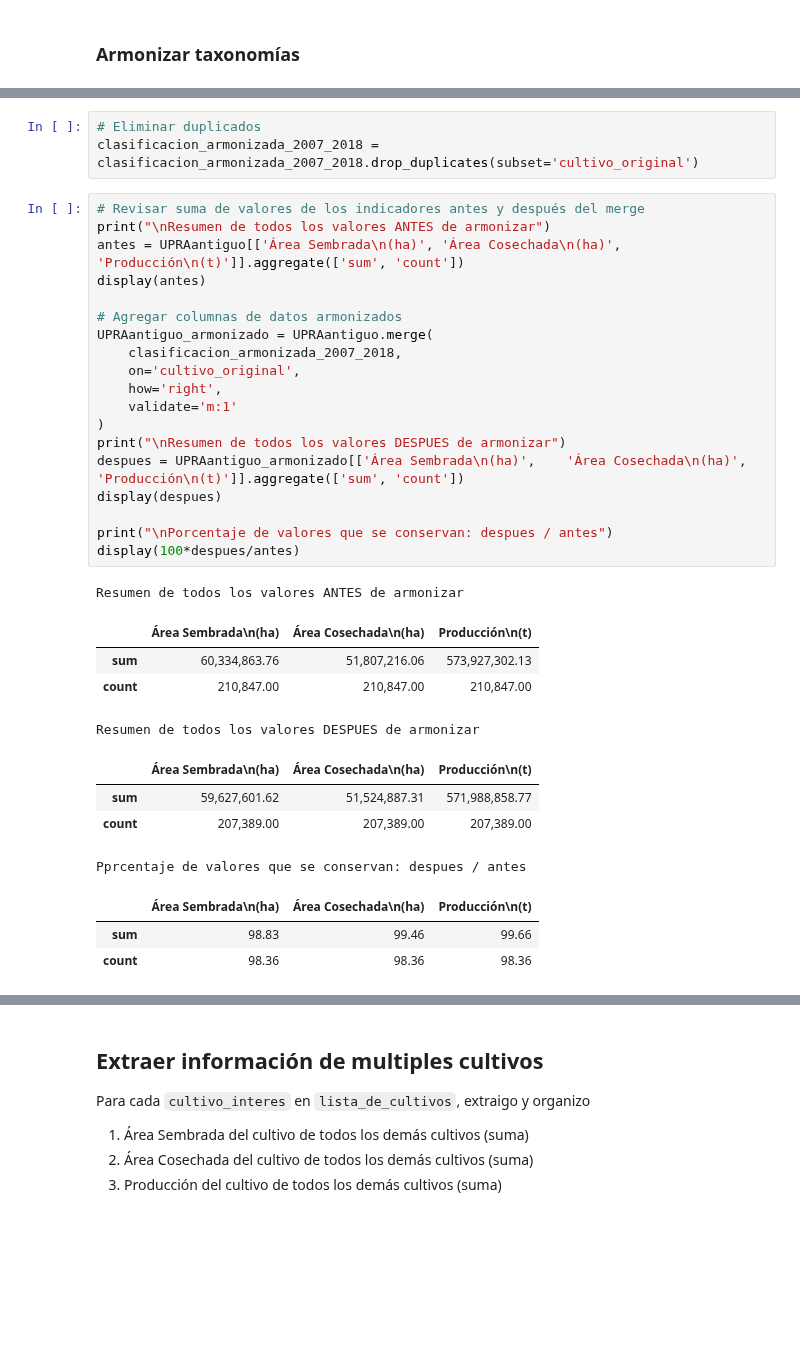
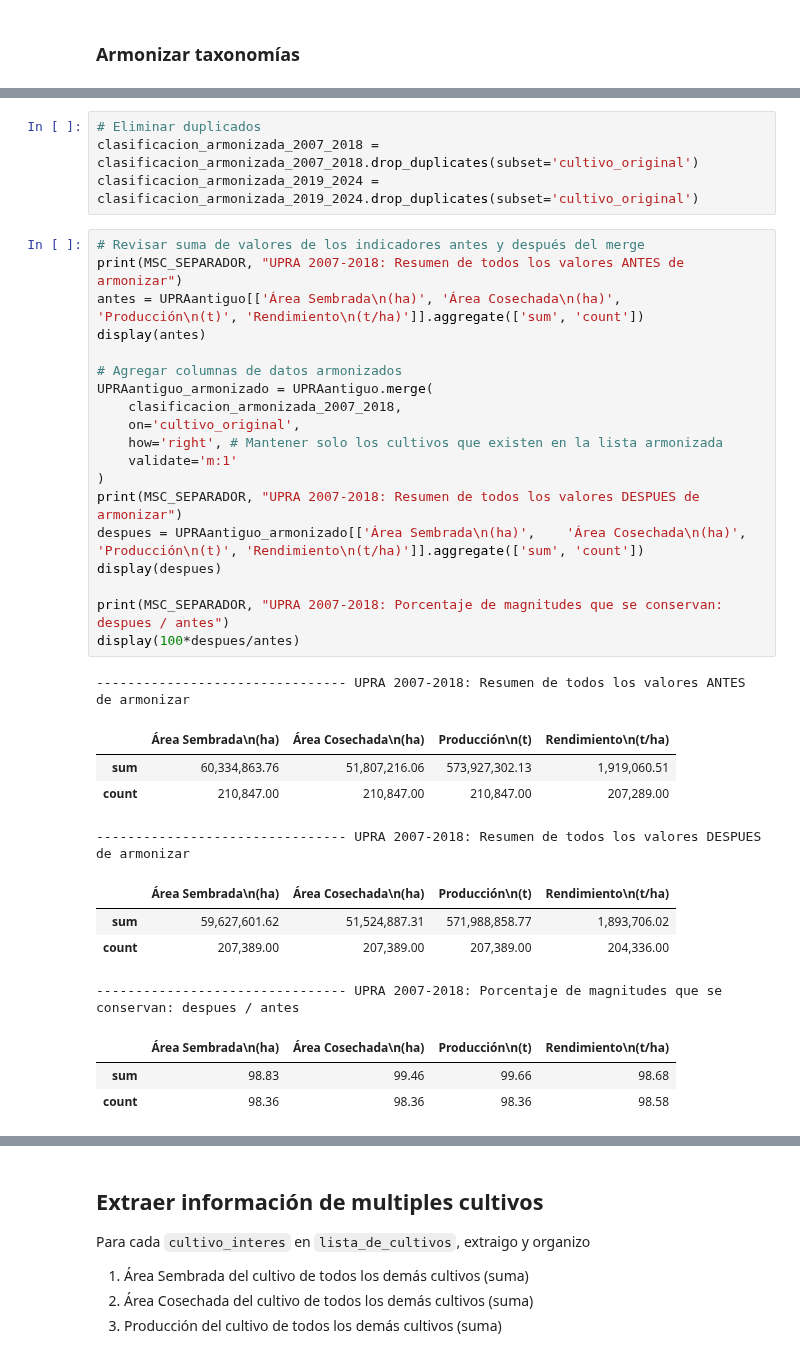
Before and after one commit to JC-AlfonsoR/PEG-mining-agriculture, a Jupyter notebook: engines/1001_process_UPRA.ipynb, the cells around one changed output, grey strips where cells are left out. Drawn from its saved outputs; the diff is of its cells as text; blank space fills up the shorter version.

Commit message:
Completar procesamiento de UPRA-EVA

```diff
--- a/engines/1001_process_UPRA.ipynb
+++ b/engines/1001_process_UPRA.ipynb
@@ -280,35 +302,36 @@ display(clasificacion_armonizada_2007_2018[clasificacion_armonizada_2007_2018.
 # %%
 # Eliminar duplicados
 clasificacion_armonizada_2007_2018 = clasificacion_armonizada_2007_2018.drop_duplicates(subset='cultivo_original')
+clasificacion_armonizada_2019_2024 = clasificacion_armonizada_2019_2024.drop_duplicates(subset='cultivo_original')
 # %%
 # Revisar suma de valores de los indicadores antes y después del merge
-print("\nResumen de todos los valores ANTES de armonizar")
-antes = UPRAantiguo[['Área Sembrada\n(ha)',	'Área Cosechada\n(ha)',	'Producción\n(t)']].aggregate(['sum', 'count'])
+print(MSC_SEPARADOR, "UPRA 2007-2018: Resumen de todos los valores ANTES de armonizar")
+antes = UPRAantiguo[['Área Sembrada\n(ha)',	'Área Cosechada\n(ha)',	'Producción\n(t)', 'Rendimiento\n(t/ha)']].aggregate(['sum', 'count'])
 display(antes)
 
 # Agregar columnas de datos armonizados
 UPRAantiguo_armonizado = UPRAantiguo.merge(
     clasificacion_armonizada_2007_2018,
     on='cultivo_original',
-    how='right',
+    how='right', # Mantener solo los cultivos que existen en la lista armonizada
     validate='m:1'
 )
-print("\nResumen de todos los valores DESPUES de armonizar")
-despues = UPRAantiguo_armonizado[['Área Sembrada\n(ha)',	'Área Cosechada\n(ha)',	'Producción\n(t)']].aggregate(['sum', 'count'])
+print(MSC_SEPARADOR, "UPRA 2007-2018: Resumen de todos los valores DESPUES de armonizar")
+despues = UPRAantiguo_armonizado[['Área Sembrada\n(ha)',	'Área Cosechada\n(ha)',	'Producción\n(t)', 'Rendimiento\n(t/ha)']].aggregate(['sum', 'count'])
 display(despues)
 
-print("\nPorcentaje de valores que se conservan: despues / antes")
+print(MSC_SEPARADOR, "UPRA 2007-2018: Porcentaje de magnitudes que se conservan: despues / antes")
 display(100*despues/antes)
 # %% [output]
-Resumen de todos los valores ANTES de armonizar
+-------------------------------- UPRA 2007-2018: Resumen de todos los valores ANTES de armonizar
-|  | Área Sembrada\n(ha) | Área Cosechada\n(ha) | Producción\n(t) |
-| sum | 60,334,863.76 | 51,807,216.06 | 573,927,302.13 |
-| count | 210,847.00 | 210,847.00 | 210,847.00 |
+|  | Área Sembrada\n(ha) | Área Cosechada\n(ha) | Producción\n(t) | Rendimiento\n(t/ha) |
+| sum | 60,334,863.76 | 51,807,216.06 | 573,927,302.13 | 1,919,060.51 |
+| count | 210,847.00 | 210,847.00 | 210,847.00 | 207,289.00 |
-Resumen de todos los valores DESPUES de armonizar
+-------------------------------- UPRA 2007-2018: Resumen de todos los valores DESPUES de armonizar
-|  | Área Sembrada\n(ha) | Área Cosechada\n(ha) | Producción\n(t) |
-| sum | 59,627,601.62 | 51,524,887.31 | 571,988,858.77 |
-| count | 207,389.00 | 207,389.00 | 207,389.00 |
+|  | Área Sembrada\n(ha) | Área Cosechada\n(ha) | Producción\n(t) | Rendimiento\n(t/ha) |
+| sum | 59,627,601.62 | 51,524,887.31 | 571,988,858.77 | 1,893,706.02 |
+| count | 207,389.00 | 207,389.00 | 207,389.00 | 204,336.00 |
-Pprcentaje de valores que se conservan: despues / antes
+-------------------------------- UPRA 2007-2018: Porcentaje de magnitudes que se conservan: despues / antes
-|  | Área Sembrada\n(ha) | Área Cosechada\n(ha) | Producción\n(t) |
-| sum | 98.83 | 99.46 | 99.66 |
-| count | 98.36 | 98.36 | 98.36 |
+|  | Área Sembrada\n(ha) | Área Cosechada\n(ha) | Producción\n(t) | Rendimiento\n(t/ha) |
+| sum | 98.83 | 99.46 | 99.66 | 98.68 |
+| count | 98.36 | 98.36 | 98.36 | 98.58 |
```
Also changed, not shown: parts of 22 cells of this notebook, 5 other files.
